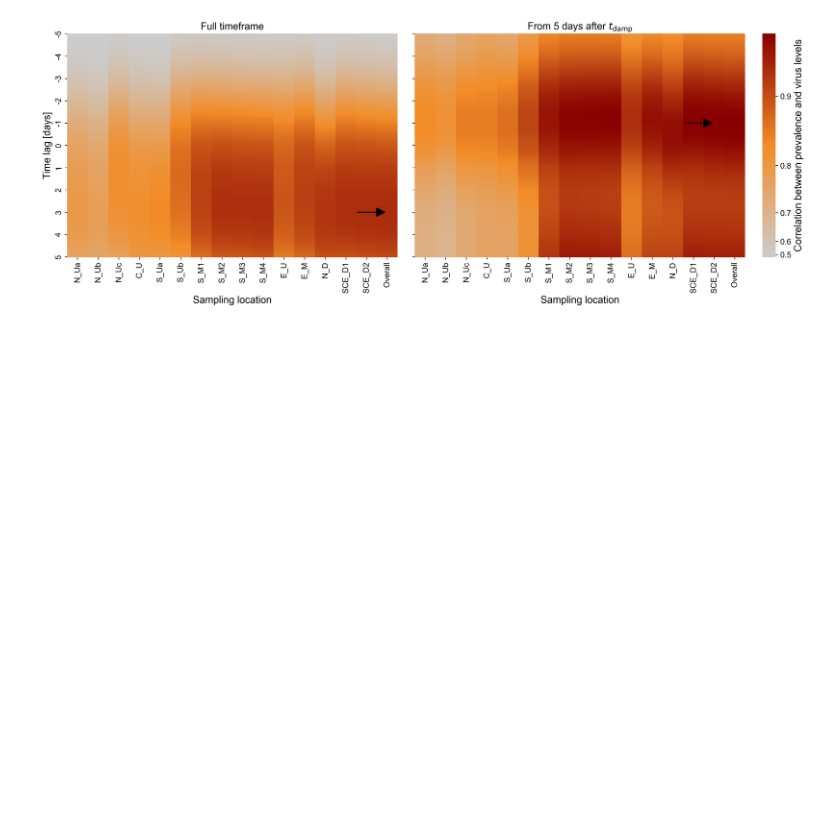
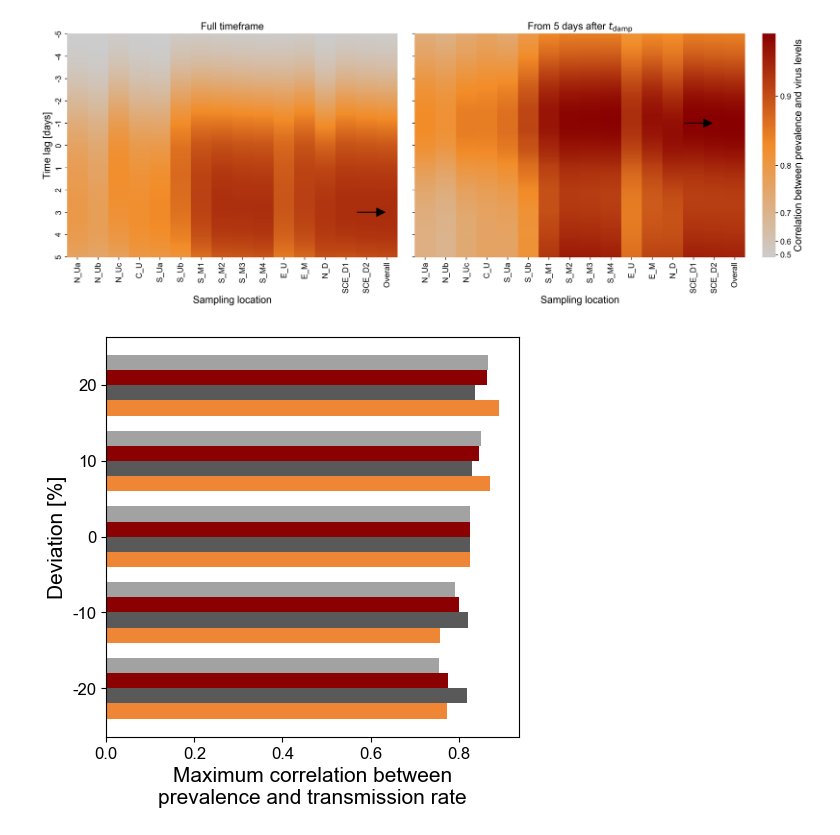
Before and after one commit to schminin/INSIDeMunich, a Jupyter notebook: analysis/scripts/7_correlation_main.ipynb, the cells around one changed output. Saved outputs shown, nothing was run; the diff lists cells and outputs as text; code cells hidden in the pictures; blank space fills up the shorter version.

```diff
--- a/analysis/scripts/7_correlation_main.ipynb
+++ b/analysis/scripts/7_correlation_main.ipynb
@@ -276,0 +315,82 @@ fig.savefig(os.path.join(plot_path, f"cross_correlation_{rain_scenario}_{degrada
+# %%
+param_dict = {'vl_peak': r'$v_{\max}^{\text{sy}}$', 'T_E': r'$\tau_E$', 'T_infected': r'$\tau_{infectious}$', 'mu_Ins_Isy': r'$\mu_{I_{\text{ns}}}^{I_{\text{sy}}}$'}
+param_colors = {'vl_peak': colors['Orange'], 'T_E': colors['Dark grey'], 'T_infected': colors['Dark red'], 'mu_Ins_Isy': colors['Medium grey']}
+
+df = read_correlations('../../simulation_outputs/SensitivityAnalysis/correlation.txt')
+# Pivot so rows are Dev and columns are parameters
+pivot_df = df.pivot(index="Dev", columns="Param", values="Max corr")
+ordered_cols = list(param_dict.keys())
+pivot_df = pivot_df[ordered_cols]
+# Number of groups (Dev) and number of bars per group
+n_groups = len(pivot_df.index)
+n_bars = len(ordered_cols)
+bar_width = 0.8 / n_bars  # total bar width divided by number of bars
+
+fig = plt.figure(figsize=(5.5, 5))
+ax = fig.add_axes([0.13, 0.18, 0.75, 0.8])
+
+# Compute bar positions for each parameter (now along y-axis)
+y = np.arange(n_groups)  # positions for group centers
+for i, col in enumerate(ordered_cols):
+    # Bar positions within the group
+    y_pos = y - 0.4 + i * bar_width + bar_width / 2
+    ax.barh(y_pos, pivot_df[col].values, height=bar_width, color=param_colors[col])
+
+# Set y-ticks and labels
+ax.set_yticks(y)
+ax.set_yticklabels([str(dev) for dev in pivot_df.index])
+ax.set_ylabel("Deviation [%]")
+ax.set_xlabel("Maximum correlation between\nprevalence and transmission rate")
+
+fig.savefig("max_correlations_barh.png", dpi=dpi)
+plt.show()
+plt.close(fig)
+
+# Bar plot for lags
+pivot_df = df.pivot(index="Dev", columns="Param", values="Lag of max corr")
+ordered_cols = list(param_dict.keys())
+pivot_df = pivot_df[ordered_cols]
+fig = plt.figure(figsize=(5.5, 5))
+ax = fig.add_axes([0.13, 0.18, 0.75, 0.8])
+
+# Compute bar positions for each parameter (now along y-axis)
+y = np.arange(n_groups)  # positions for group centers
+for i, col in enumerate(ordered_cols):
+    # Bar positions within the group
+    y_pos = y - 0.4 + i * bar_width + bar_width / 2
+    ax.barh(y_pos, pivot_df[col].values, height=bar_width, color=param_colors[col])
+
+# Set y-ticks and labels
+ax.set_yticks(y)
+ax.set_yticklabels([str(dev) for dev in pivot_df.index])
+ax.set_ylabel("Deviation [%]")
+ax.yaxis.tick_right()           # Moves ticks to the right side
+ax.yaxis.set_label_position('right')
+ax.set_xlabel("Time lag with\nmaximum correlation [days]")
+plt.show()
+fig.savefig("max_corr_lags_barh.png", dpi=dpi)
+plt.close(fig)
+
+# Create separate legend figure
+handles = []
+for col in ordered_cols:
+    # Rectangle for the bar
+    bar_handle = matplotlib.patches.Rectangle((0,0),1,1, color=param_colors[col])
+    # Combine in a list as a custom handle
+    handles.append((bar_handle))
+
+# Build legend with custom handler
+from matplotlib.legend_handler import HandlerTuple
+fig_leg = plt.figure(figsize=(5.5, 1))
+fig_leg.legend(
+    handles,
+    [param_dict[col] for col in ordered_cols],
+    handler_map={tuple: HandlerTuple()},
+    loc='center', ncol=4
+)
+plt.tight_layout()
+plt.show()
+fig_leg.savefig("legend_bars.png", dpi=dpi)
+plt.close(fig_leg)
+# %% [output]
+[figure, added]
```
Also changed, not shown: parts of 3 cells of this notebook, 9 other files.
